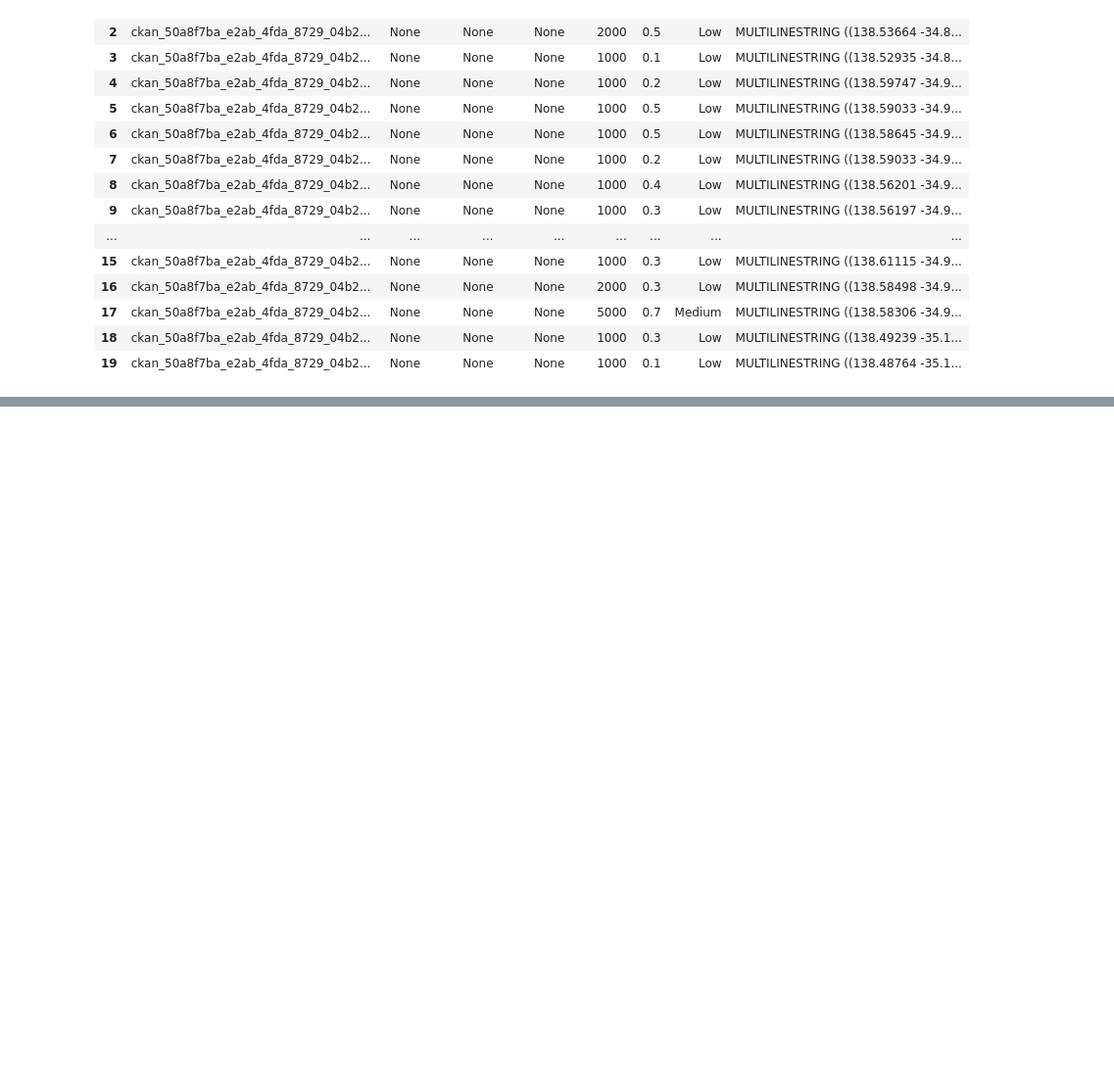
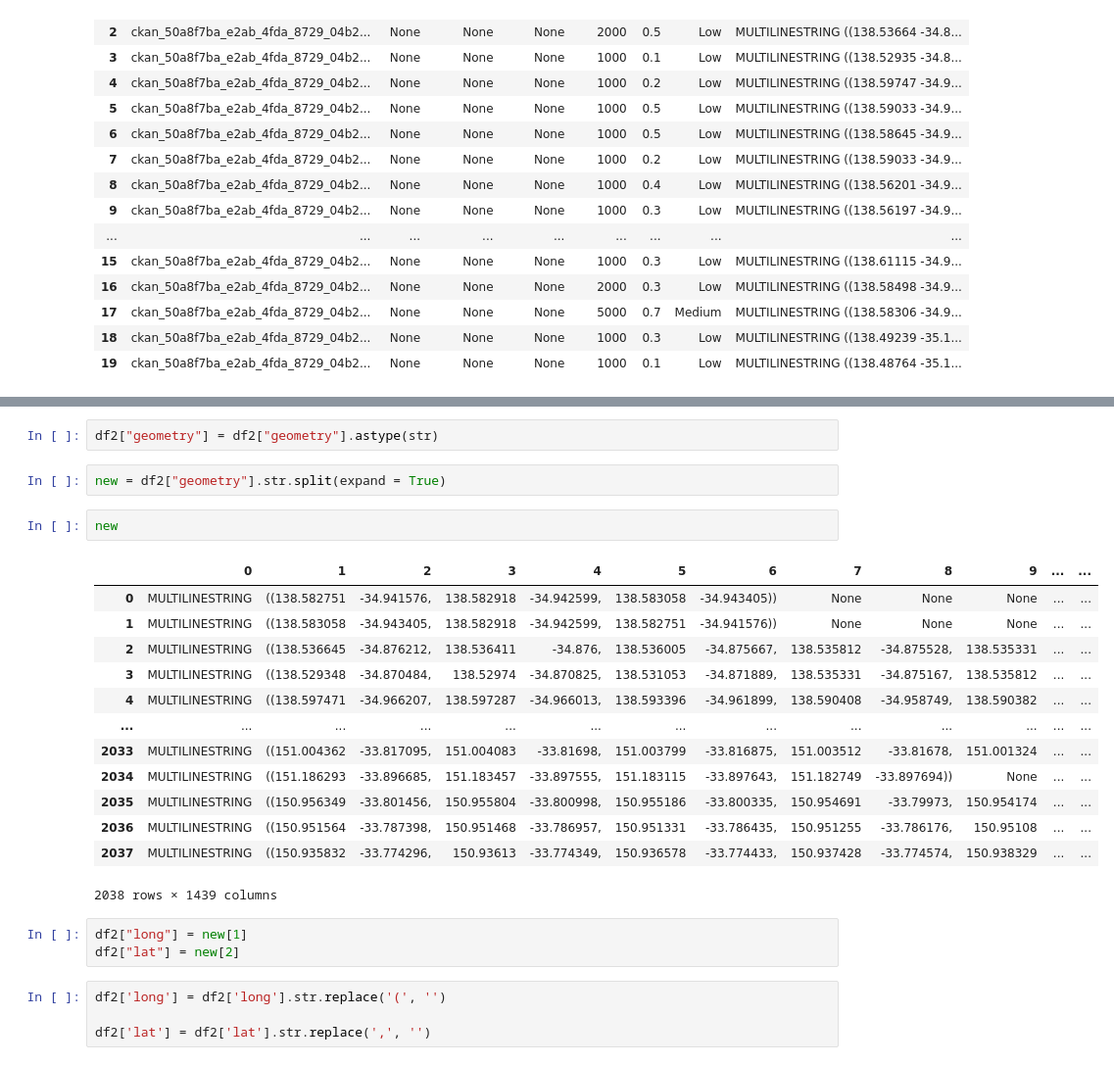
Before and after one commit to matthewbelevski/project-2, a Jupyter notebook: Starter Code.ipynb, the cells around one changed output, grey strips where cells are left out. Shown at 98% size. Saved outputs shown, nothing was run; the diff lists cells and outputs as text; blank space fills up the shorter version.

```diff
--- a/Starter Code.ipynb
+++ b/Starter Code.ipynb
@@ -79,0 +142,27 @@ df2.sort_values("route")
+# %%
+df2["geometry"] = df2["geometry"].astype(str)
+# %%
+new = df2["geometry"].str.split(expand = True)
+# %%
+new
+# %% [output]
+|  | 0 | 1 | 2 | 3 | 4 | 5 | 6 | 7 | 8 | 9 | ... | ... |
+| 0 | MULTILINESTRING | ((138.582751 | -34.941576, | 138.582918 | -34.942599, | 138.583058 | -34.943405)) | None | None | None | ... | ... |
+| 1 | MULTILINESTRING | ((138.583058 | -34.943405, | 138.582918 | -34.942599, | 138.582751 | -34.941576)) | None | None | None | ... | ... |
+| 2 | MULTILINESTRING | ((138.536645 | -34.876212, | 138.536411 | -34.876, | 138.536005 | -34.875667, | 138.535812 | -34.875528, | 138.535331 | ... | ... |
+| 3 | MULTILINESTRING | ((138.529348 | -34.870484, | 138.52974 | -34.870825, | 138.531053 | -34.871889, | 138.535331 | -34.875167, | 138.535812 | ... | ... |
+| 4 | MULTILINESTRING | ((138.597471 | -34.966207, | 138.597287 | -34.966013, | 138.593396 | -34.961899, | 138.590408 | -34.958749, | 138.590382 | ... | ... |
+| ... | ... | ... | ... | ... | ... | ... | ... | ... | ... | ... | ... | ... |
+| 2033 | MULTILINESTRING | ((151.004362 | -33.817095, | 151.004083 | -33.81698, | 151.003799 | -33.816875, | 151.003512 | -33.81678, | 151.001324 | ... | ... |
+| 2034 | MULTILINESTRING | ((151.186293 | -33.896685, | 151.183457 | -33.897555, | 151.183115 | -33.897643, | 151.182749 | -33.897694)) | None | ... | ... |
+| 2035 | MULTILINESTRING | ((150.956349 | -33.801456, | 150.955804 | -33.800998, | 150.955186 | -33.800335, | 150.954691 | -33.79973, | 150.954174 | ... | ... |
+| 2036 | MULTILINESTRING | ((150.951564 | -33.787398, | 150.951468 | -33.786957, | 150.951331 | -33.786435, | 150.951255 | -33.786176, | 150.95108 | ... | ... |
+| 2037 | MULTILINESTRING | ((150.935832 | -33.774296, | 150.93613 | -33.774349, | 150.936578 | -33.774433, | 150.937428 | -33.774574, | 150.938329 | ... | ... |
+2038 rows × 1439 columns
+# %%
+df2["long"] = new[1]
+df2["lat"] = new[2]
+# %%
+df2['long'] = df2['long'].str.replace('(', '')
+
+df2['lat'] = df2['lat'].str.replace(',', '')
```
Also changed, not shown: parts of 27 cells of this notebook.
